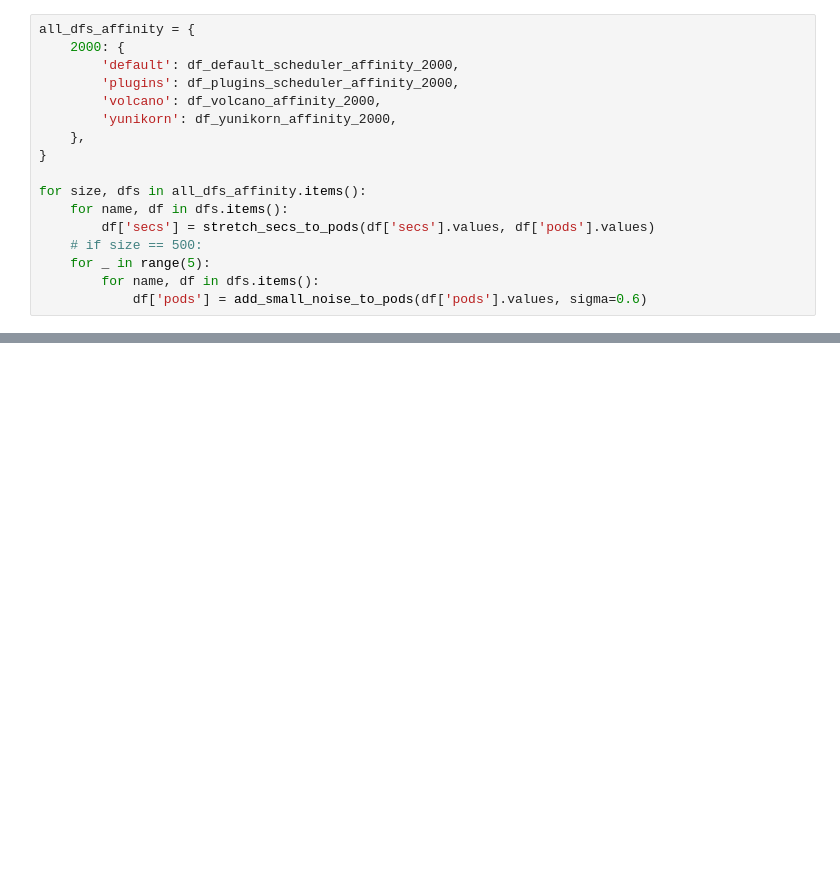
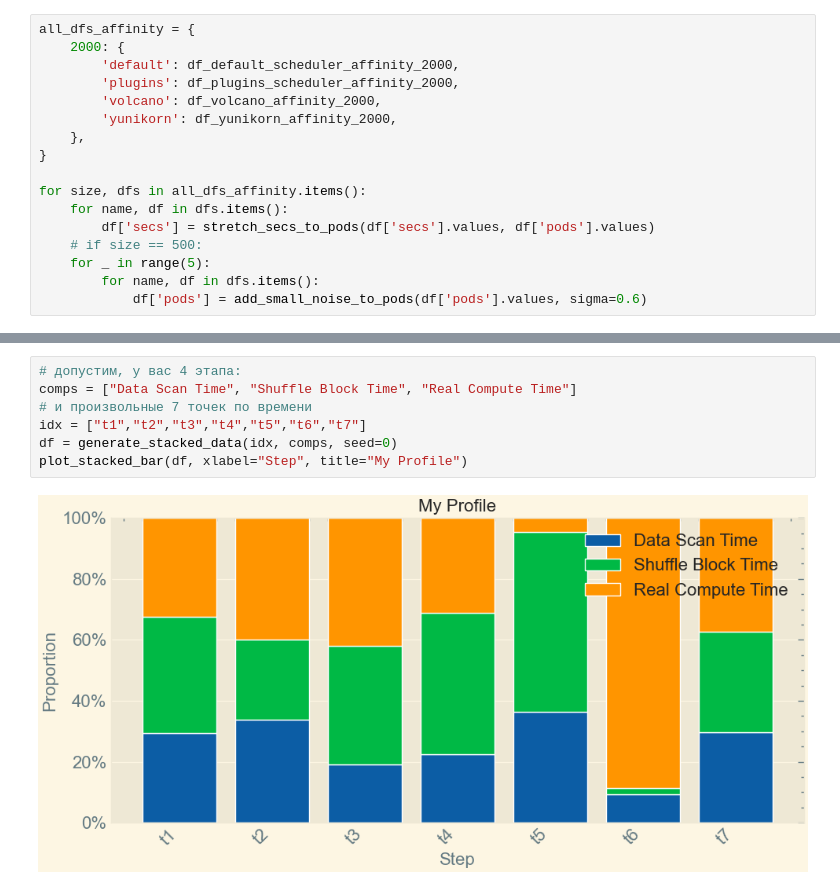
Before and after one commit to belo4ya/spark-on-kubernetes-recipes, a Jupyter notebook: university/charts/notebook.ipynb, the cells around one changed output, grey strips where cells are left out. Cells and saved outputs as stored; diff of their text form; blank space fills up the shorter version.

```diff
--- a/university/charts/notebook.ipynb
+++ b/university/charts/notebook.ipynb
@@ -331,0 +605,9 @@ plt.show()
+# %%
+# допустим, у вас 4 этапа:
+comps = ["Data Scan Time", "Shuffle Block Time", "Real Compute Time"]
+# и произвольные 7 точек по времени
+idx = ["t1","t2","t3","t4","t5","t6","t7"]
+df = generate_stacked_data(idx, comps, seed=0)
+plot_stacked_bar(df, xlabel="Step", title="My Profile")
+# %% [output]
+[figure, added]
```
Also changed, not shown: parts of 11 cells of this notebook, 11 other files.
